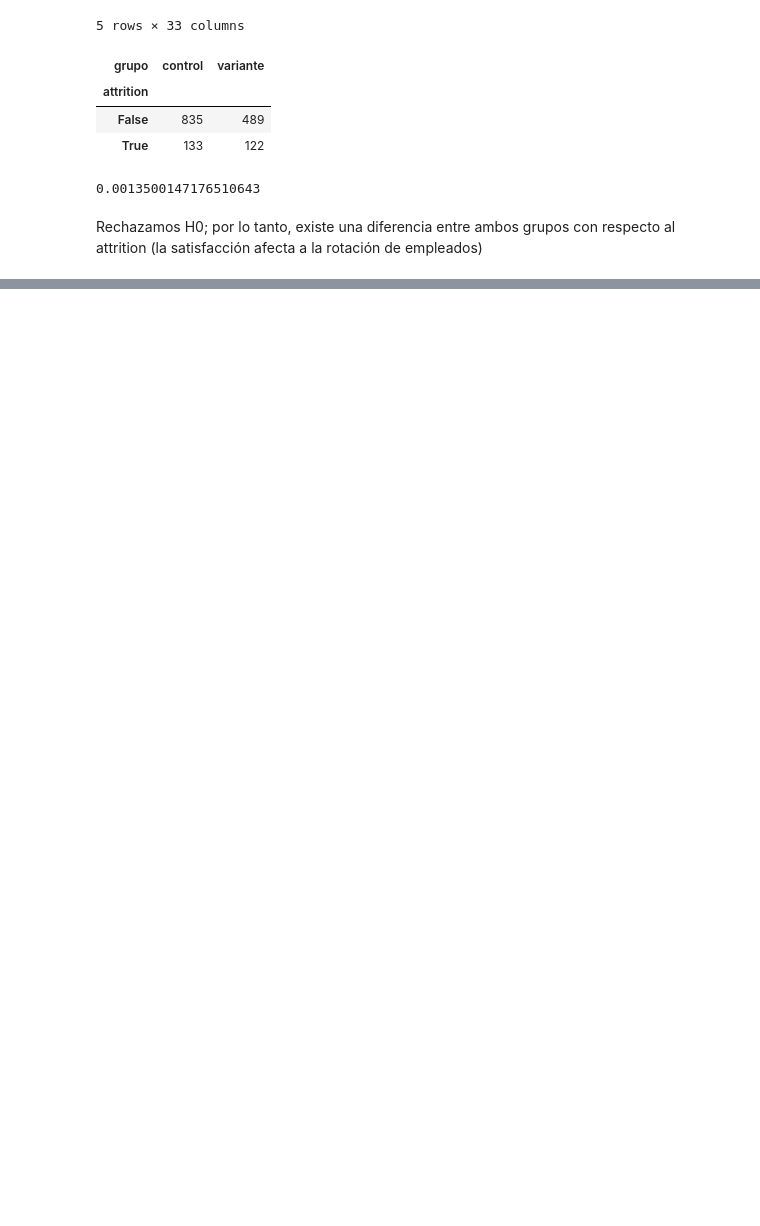
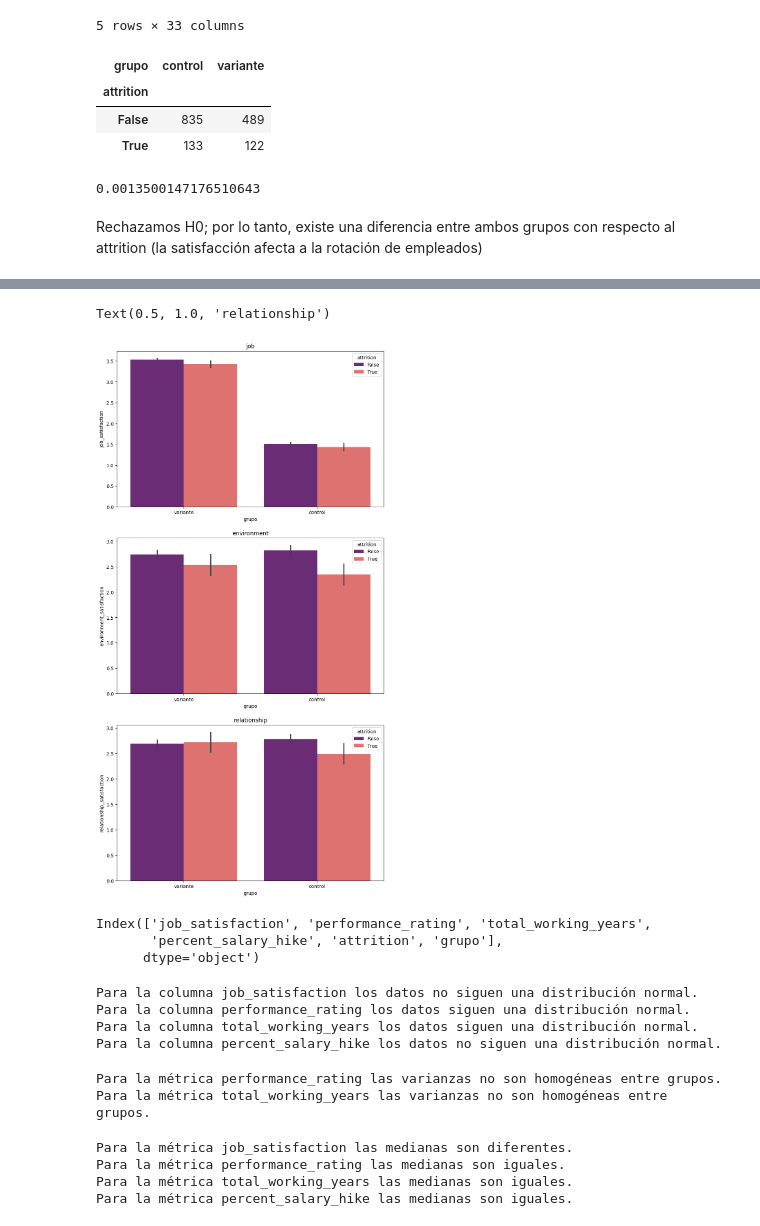
Before and after one commit to icorreald/proyecto-da-promo-G-modulo-3-team-3, a Jupyter notebook: notebooks-trabajo/isa.ipynb, the cells around one changed output, grey strips where cells are left out. Cells and saved outputs as stored; diff of their text form; code cells hidden in the pictures; blank space fills up the shorter version.

```diff
--- a/notebooks-trabajo/isa.ipynb
+++ b/notebooks-trabajo/isa.ipynb
@@ -1011,0 +1257,55 @@ Rechazamos H0; por lo tanto, existe una diferencia entre ambos grupos con respec
+# %%
+fig, axes = plt.subplots(nrows = 3, ncols = 1, figsize = (10,20))
+sns.barplot(y = "job_satisfaction",
+            hue = "attrition",
+            x = 'grupo',
+            data = df2,
+            ax = axes[0],
+            palette = "magma")
+sns.barplot(y = "environment_satisfaction",
+            hue = "attrition",
+            x = 'grupo',
+            data = df2,
+            ax = axes[1],
+            palette = "magma")
+sns.barplot(y = "relationship_satisfaction",
+            hue = "attrition",
+            x = 'grupo',
+            data = df2,
+            ax = axes[2],
+            palette = "magma")
+
+axes[0].set_title('job')
+axes[1].set_title('environment')
+axes[2].set_title('relationship')
+# %% [output]
+Text(0.5, 1.0, 'relationship')
+[figure, added]
+# %%
+df3.columns
+# %% [output]
+Index(['job_satisfaction', 'performance_rating', 'total_working_years',
+       'percent_salary_hike', 'attrition', 'grupo'],
+      dtype='object')
+# %%
+for columna in df3.columns[:4]:
+    normalidad(df3, columna)
+# %% [output]
+Para la columna job_satisfaction los datos no siguen una distribución normal.
+Para la columna performance_rating los datos siguen una distribución normal.
+Para la columna total_working_years los datos siguen una distribución normal.
+Para la columna percent_salary_hike los datos no siguen una distribución normal.
+# %%
+for col in ['performance_rating', 'total_working_years']:
+    homogeneidad(df3, 'grupo', col)
+# %% [output]
+Para la métrica performance_rating las varianzas no son homogéneas entre grupos.
+Para la métrica total_working_years las varianzas no son homogéneas entre grupos.
+# %%
+test_man_whitney(df3, ['job_satisfaction', 'performance_rating', 'total_working_years',
+       'percent_salary_hike'], 'control', 'variante', 'grupo')
+# %% [output]
+Para la métrica job_satisfaction las medianas son diferentes.
+Para la métrica performance_rating las medianas son iguales.
+Para la métrica total_working_years las medianas son iguales.
+Para la métrica percent_salary_hike las medianas son iguales.
```
Also changed, not shown: parts of 22 cells of this notebook, 2 other files.
